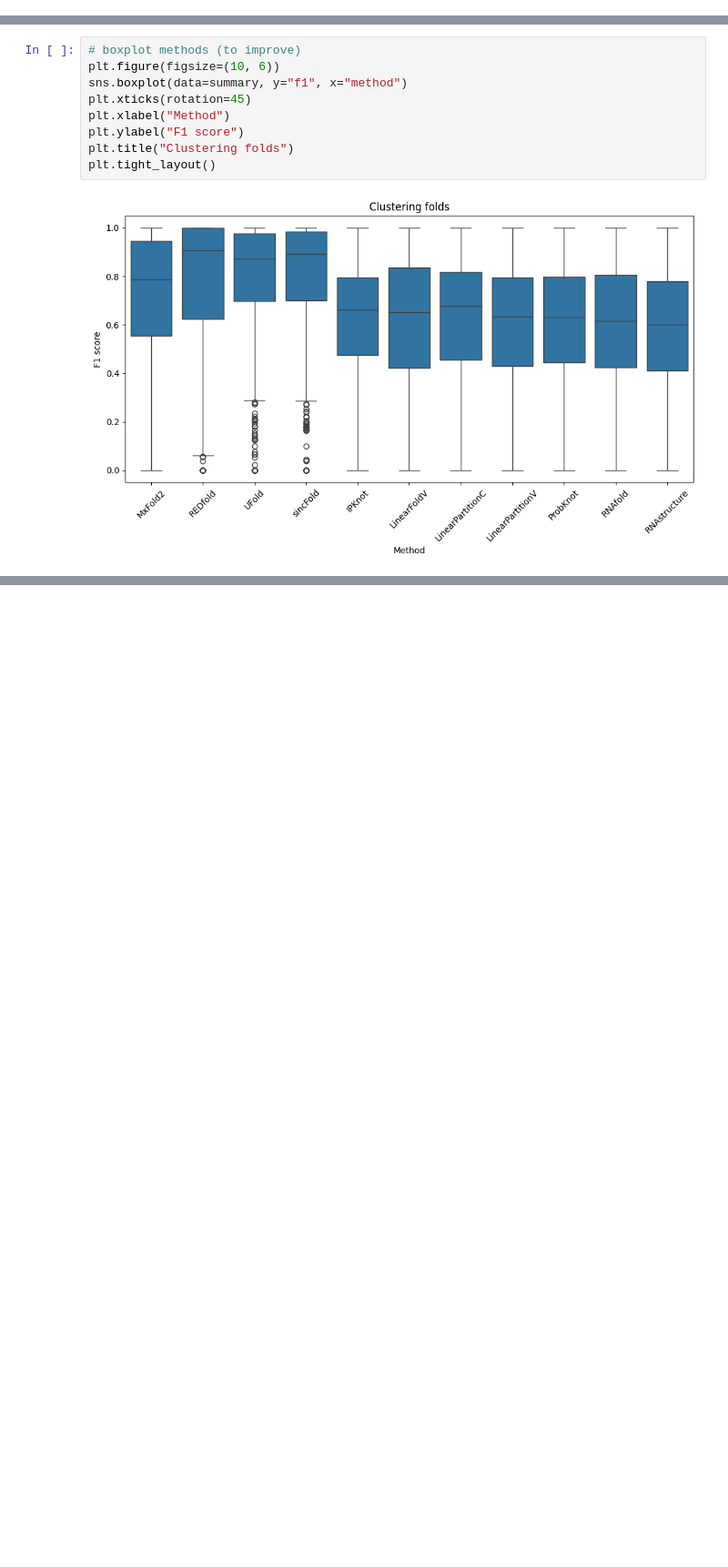
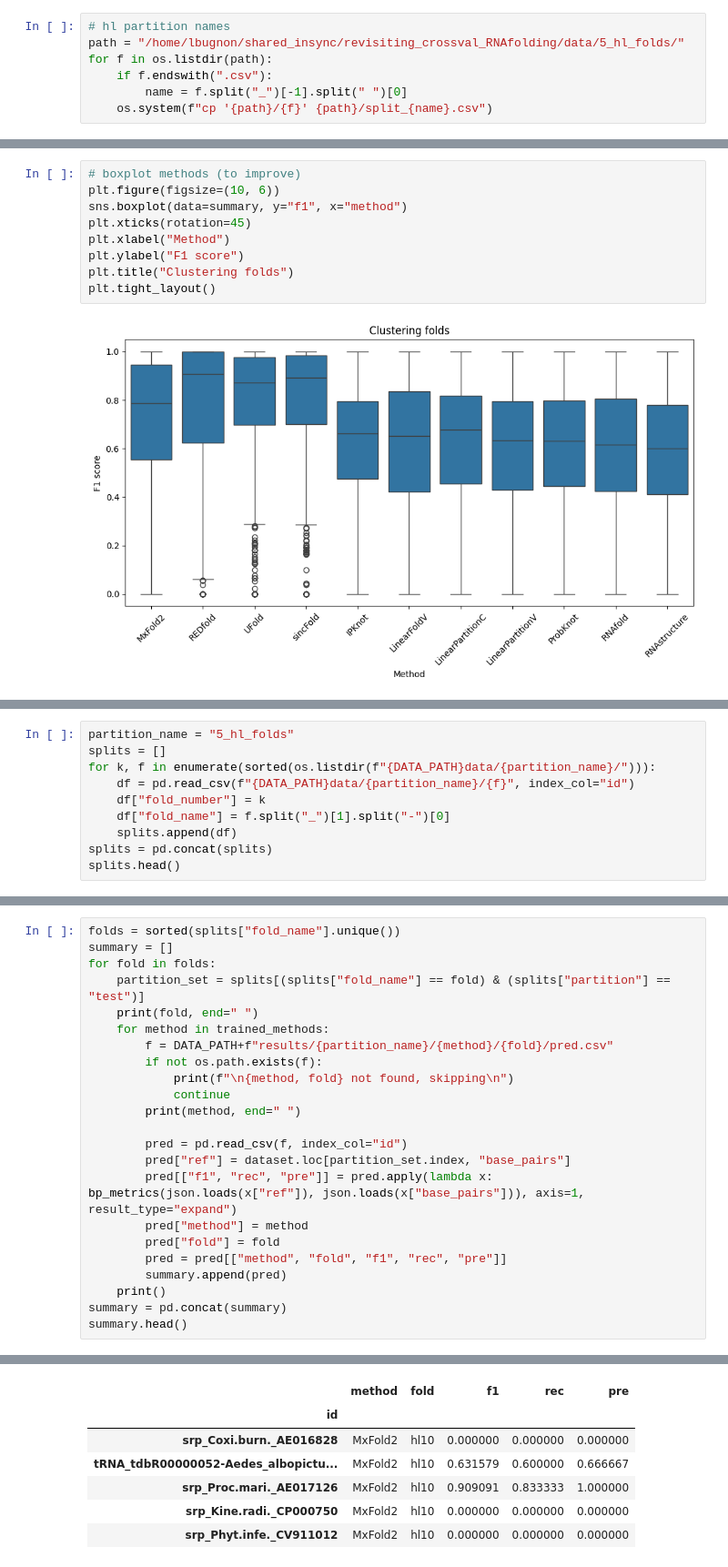
Before and after one commit to sinc-lab/revisiting_xval_rnafolding, a Jupyter notebook: performance_eval.ipynb, the cells around one changed output, grey strips where cells are left out. Shown: that part at 91% size. Saved outputs shown, nothing was run; the diff lists cells and outputs as text; blank space fills up the shorter version.

```diff
--- a/performance_eval.ipynb
+++ b/performance_eval.ipynb
@@ -136,3 +136,10 @@ for fold in range(5):
     pred = pd.DataFrame(pred).set_index("id")
     os.makedirs(f"{path}/{fold}", exist_ok=True)
     pred.to_csv(f"{path}/{fold}/pred.csv")
+# %%
+# hl partition names
+path = "/home/lbugnon/shared_insync/revisiting_crossval_RNAfolding/data/5_hl_folds/"
+for f in os.listdir(path):
+    if f.endswith(".csv"):
+        name = f.split("_")[-1].split(" ")[0]
+    os.system(f"cp '{path}/{f}' {path}/split_{name}.csv")
@@ -455,0 +483,10 @@ plt.tight_layout()
+# %%
+partition_name = "5_hl_folds"
+splits = []
+for k, f in enumerate(sorted(os.listdir(f"{DATA_PATH}data/{partition_name}/"))):
+    df = pd.read_csv(f"{DATA_PATH}data/{partition_name}/{f}", index_col="id")
+    df["fold_number"] = k
+    df["fold_name"] = f.split("_")[1].split("-")[0]
+    splits.append(df)
+splits = pd.concat(splits)
+splits.head()
@@ -455,0 +501,24 @@ plt.tight_layout()
+# %%
+folds = sorted(splits["fold_name"].unique())
+summary = []
+for fold in folds:
+    partition_set = splits[(splits["fold_name"] == fold) & (splits["partition"] == "test")]
+    print(fold, end=" ")
+    for method in trained_methods:
+        f = DATA_PATH+f"results/{partition_name}/{method}/{fold}/pred.csv"
+        if not os.path.exists(f):
+            print(f"\n{method, fold} not found, skipping\n")
+            continue
+        print(method, end=" ")
+
+        pred = pd.read_csv(f, index_col="id")
+        pred["ref"] = dataset.loc[partition_set.index, "base_pairs"]
+        pred[["f1", "rec", "pre"]] = pred.apply(lambda x: bp_metrics(json.loads(x["ref"]), json.loads(x["base_pairs"])), axis=1, result_type="expand")
+        pred["method"] = method
+        pred["fold"] = fold
+        pred = pred[["method", "fold", "f1", "rec", "pre"]]
+        summary.append(pred)
+    print()
+summary = pd.concat(summary)
+summary.head()
+# %% [output]
@@ -455,0 +542,7 @@ plt.tight_layout()
+|  | method | fold | f1 | rec | pre |
+| id |  |  |  |  |  |
+| srp_Coxi.burn._AE016828 | MxFold2 | hl10 | 0.000000 | 0.000000 | 0.000000 |
+| tRNA_tdbR00000052-Aedes_albopictu... | MxFold2 | hl10 | 0.631579 | 0.600000 | 0.666667 |
+| srp_Proc.mari._AE017126 | MxFold2 | hl10 | 0.909091 | 0.833333 | 1.000000 |
+| srp_Kine.radi._CP000750 | MxFold2 | hl10 | 0.000000 | 0.000000 | 0.000000 |
+| srp_Phyt.infe._CV911012 | MxFold2 | hl10 | 0.000000 | 0.000000 | 0.000000 |
```
Also changed, not shown: parts of 6 cells of this notebook.
